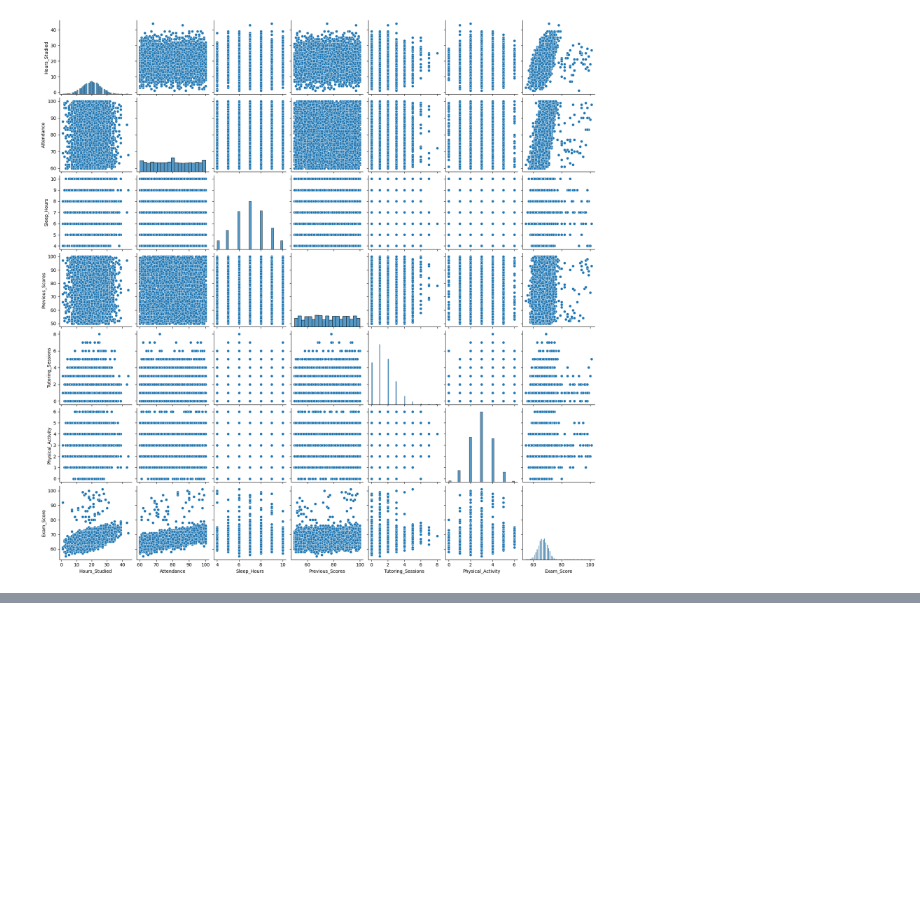
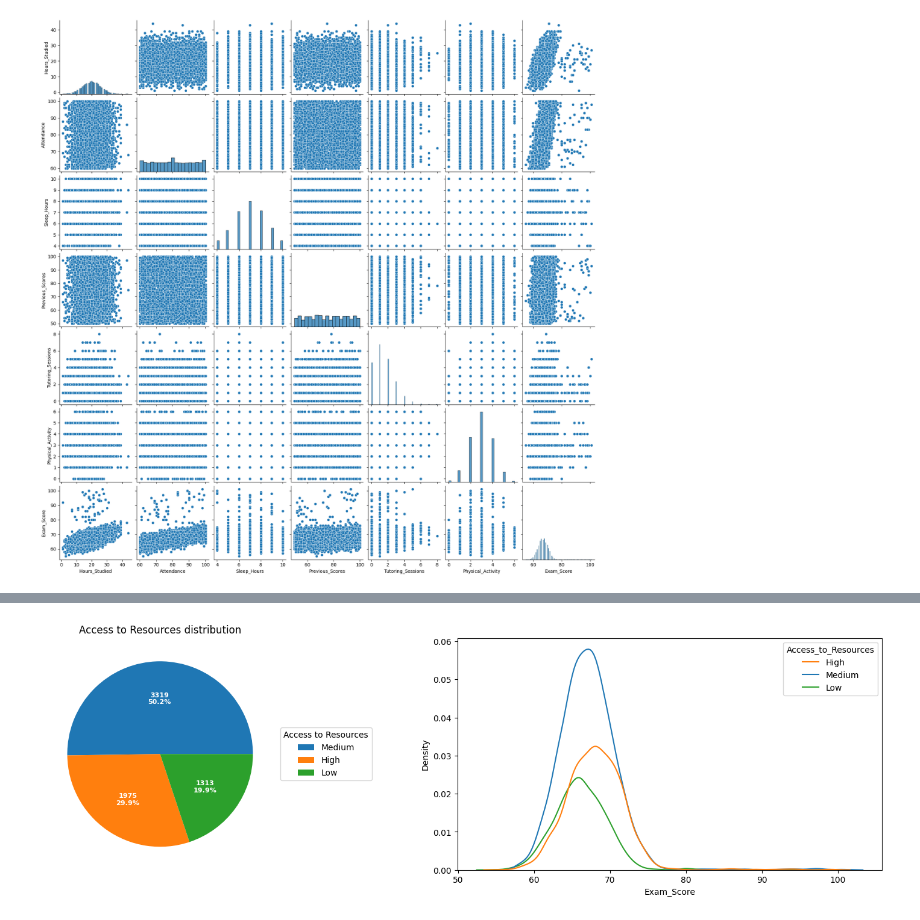
Before and after one commit to LucasDSF7/Data-Analysis-Puc-Rio, a Jupyter notebook: mvp/student_performance.ipynb, the cells around one changed output, grey strips where cells are left out. Saved outputs shown, nothing was run; the diff lists cells and outputs as text; code cells hidden in the pictures; blank space fills up the shorter version.

```diff
--- a/mvp/student_performance.ipynb
+++ b/mvp/student_performance.ipynb
@@ -304,0 +353,4 @@ sns.pairplot(df_copy)
+# %%
+categoric_feature_pie_density_plot(df_copy, 'Access_to_Resources')
+# %% [output]
+[figure, added]
```
Also changed, not shown: parts of 27 cells of this notebook.
